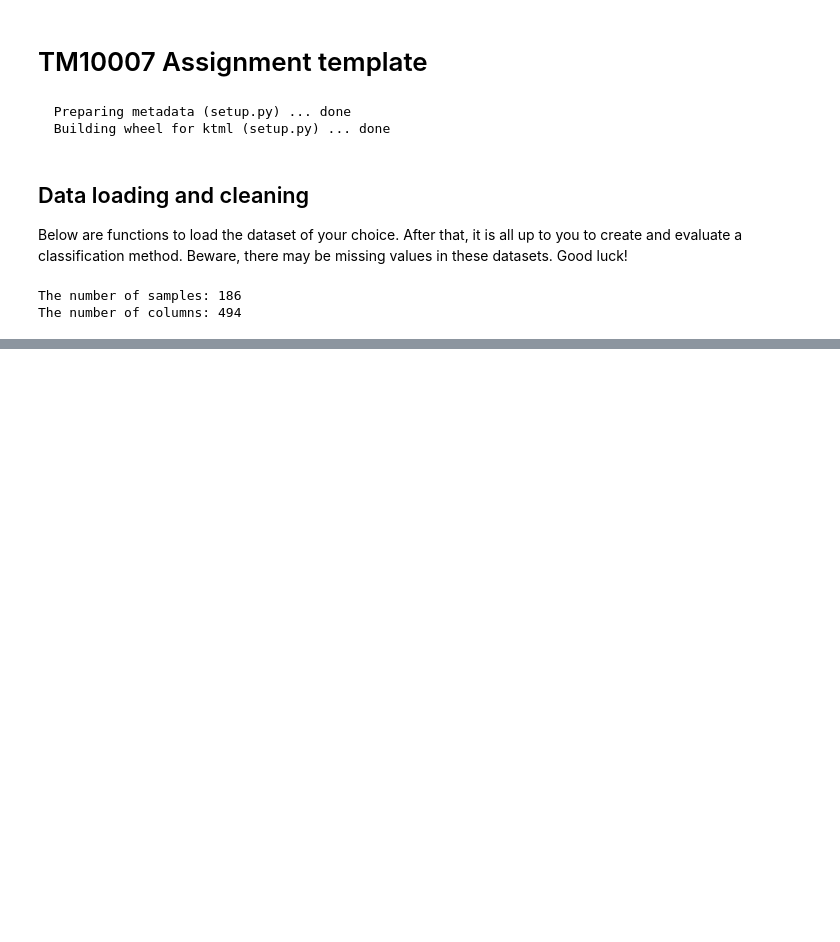
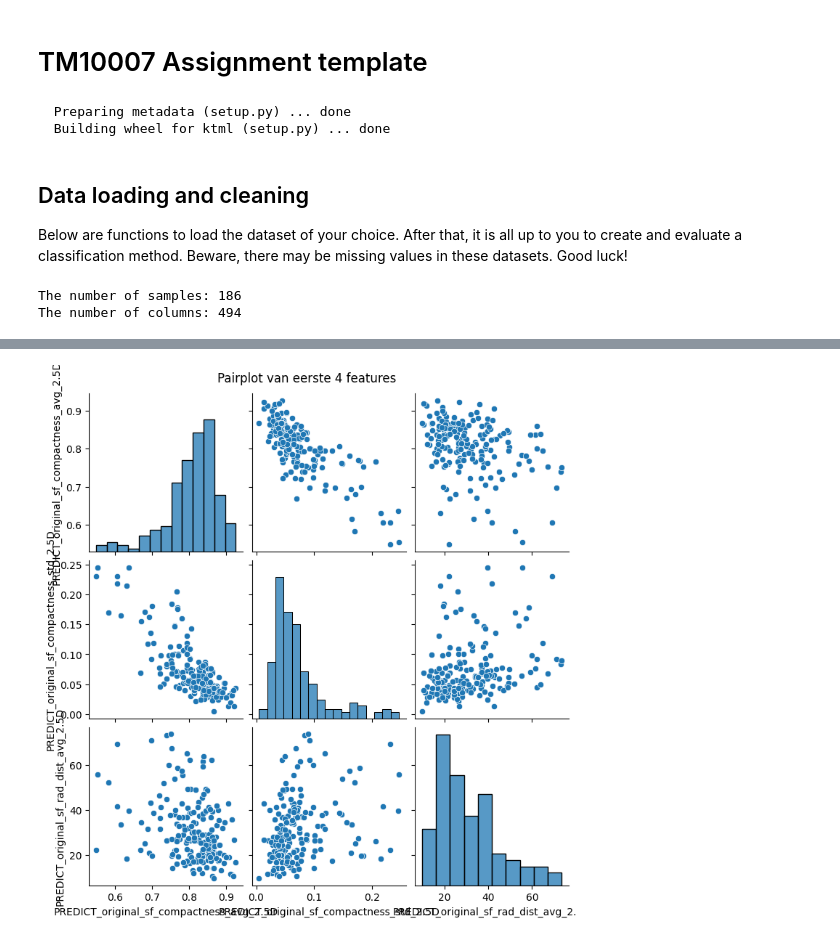
Before and after one commit to Lucaskust/TM10007_ML_Project_gr18, a Jupyter notebook: assignment.ipynb, the cells around one changed output, grey strips where cells are left out. Cells and saved outputs as stored; diff of their text form; code cells hidden in the pictures; blank space fills up the shorter version.

```diff
--- a/assignment.ipynb
+++ b/assignment.ipynb
@@ -27,0 +64,6 @@ The number of columns: 494
+# %%
+sns.pairplot(data.iloc[:, :4])  # neem alleen de eerste 4 kolommen om het overzichtelijk te houden
+plt.suptitle("Pairplot van eerste 4 features", y=1.02)
+plt.show()
+# %% [output]
+[figure, added]
```
Also changed, not shown: parts of 3 cells of this notebook.
